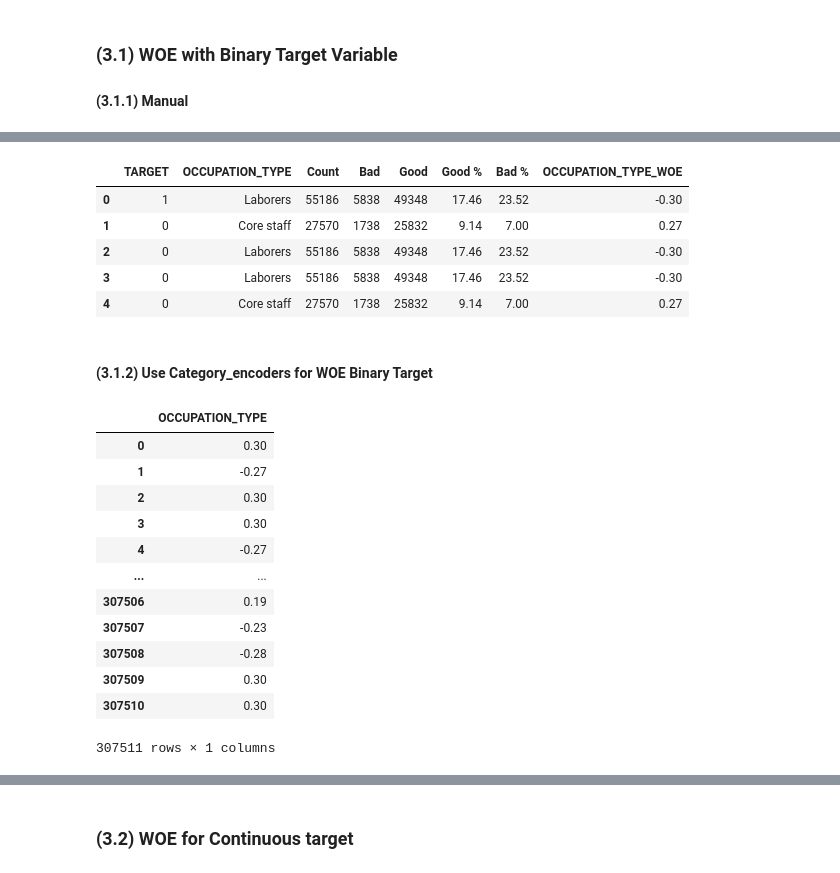
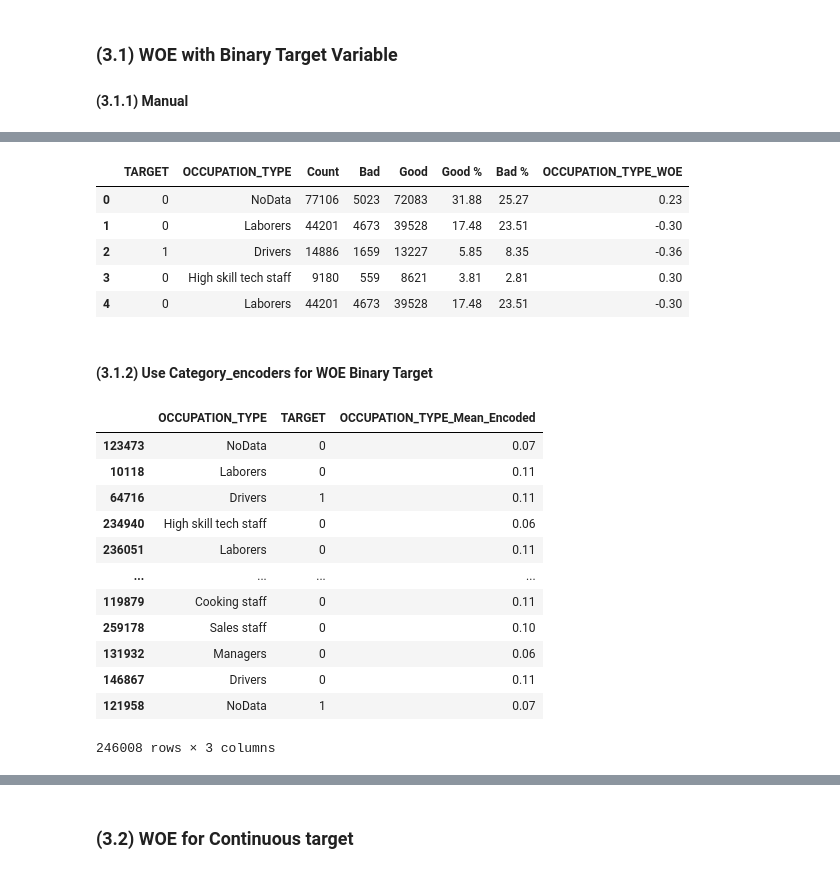
Before and after one commit to dataman-git/codes_for_articles, a Jupyter notebook: A data scientist toolkit.ipynb, the cells around one changed output, grey strips where cells are left out. Drawn from its saved outputs; the diff is of its cells as text; code cells hidden in the pictures.

```diff
--- a/A data scientist toolkit.ipynb
+++ b/A data scientist toolkit.ipynb
@@ -37,6 +39,6 @@ IT staff                   526
 Name: count, dtype: int64
 # %%
-df['OCCUPATION_TYPE'] = df['OCCUPATION_TYPE'].fillna('NoData')
-df['OCCUPATION_TYPE'].value_counts(dropna=False)
+df_train['OCCUPATION_TYPE'] = df_train['OCCUPATION_TYPE'].fillna('NoData')
+df_train['OCCUPATION_TYPE'].value_counts(dropna=False)
 # %% [output]
 OCCUPATION_TYPE
@@ -104,7 +129,7 @@ new_df.head()
 ## (2) Mean Encoding
 ### (2.1) Manual
 # %%
-mean_encoded = df.groupby('OCCUPATION_TYPE')['TARGET'].mean()
+mean_encoded = df_train.groupby('OCCUPATION_TYPE')['TARGET'].mean()
 mean_encoded
 # %% [output]
 OCCUPATION_TYPE
@@ -126,8 +151,7 @@ Waiters/barmen staff     0.112760
 Name: TARGET, dtype: float64
 # %%
 # Map the mean values to the original 'Country' column
-df2 = df.copy()
-df2['OCCUPATION_TYPE_Mean_Encoded'] = df2['OCCUPATION_TYPE'].map(mean_encoded)
-df2[['OCCUPATION_TYPE','OCCUPATION_TYPE_Mean_Encoded']].head()
+df_train['OCCUPATION_TYPE_Mean_Encoded'] = df_train['OCCUPATION_TYPE'].map(mean_encoded)
+df_train[['OCCUPATION_TYPE','OCCUPATION_TYPE_Mean_Encoded']].head()
 # %% [output]
 |  | OCCUPATION_TYPE | OCCUPATION_TYPE_Mean_Encoded |
@@ -181,8 +214,8 @@ outf.head(10)
 #### (3.1.1) Manual
 # %%
 var = 'OCCUPATION_TYPE'
-df[var] = df[var].fillna('NoData')
-k = df[[var,'TARGET']].groupby(var)['TARGET'].agg(['count','sum']).reset_index()
+df_train[var] = df_train[var].fillna('NoData')
+k = df_train[[var,'TARGET']].groupby(var)['TARGET'].agg(['count','sum']).reset_index()
 k.columns = [var,'Count','Bad']
 k
 # %% [output]
@@ -242,15 +275,15 @@ def WOE(var):
     k = k.sort_values(by=var + '_WOE', ascending=False)
     return (k)
 # %%
-df2 = df[['TARGET','OCCUPATION_TYPE']].merge(k,left_on=var,right_on=var,how='left')
+df2 = df_train[['TARGET','OCCUPATION_TYPE']].merge(k,left_on=var,right_on=var,how='left')
 df2.head()
 # %% [output]
 |  | TARGET | OCCUPATION_TYPE | Count | Bad | Good | Good % | Bad % | OCCUPATION_TYPE_WOE |
-| 0 | 1 | Laborers | 55186 | 5838 | 49348 | 17.46 | 23.52 | -0.30 |
-| 1 | 0 | Core staff | 27570 | 1738 | 25832 | 9.14 | 7.00 | 0.27 |
-| 2 | 0 | Laborers | 55186 | 5838 | 49348 | 17.46 | 23.52 | -0.30 |
-| 3 | 0 | Laborers | 55186 | 5838 | 49348 | 17.46 | 23.52 | -0.30 |
-| 4 | 0 | Core staff | 27570 | 1738 | 25832 | 9.14 | 7.00 | 0.27 |
+| 0 | 0 | NoData | 77106 | 5023 | 72083 | 31.88 | 25.27 | 0.23 |
+| 1 | 0 | Laborers | 44201 | 4673 | 39528 | 17.48 | 23.51 | -0.30 |
+| 2 | 1 | Drivers | 14886 | 1659 | 13227 | 5.85 | 8.35 | -0.36 |
+| 3 | 0 | High skill tech staff | 9180 | 559 | 8621 | 3.81 | 2.81 | 0.30 |
+| 4 | 0 | Laborers | 44201 | 4673 | 39528 | 17.48 | 23.51 | -0.30 |
 # %% [markdown]
 #### (3.1.2) Use Category_encoders for WOE Binary Target
 # %%
@@ -259,22 +292,20 @@ df2.head()
 #########################
 ec = ce.WOEEncoder()
 df['OCCUPATION_TYPE'] = df['OCCUPATION_TYPE'].fillna('NoData')
-X = df['OCCUPATION_TYPE']
-y = df['TARGET']
-X_WOE = ec.fit(X, y)
-X_cleaned = ec.transform(X)
-X_cleaned.round(2)
+X_WOE = ec.fit(df_train['OCCUPATION_TYPE'], df_train['TARGET'])
+df_train_cleaned = ec.transform(df_train['OCCUPATION_TYPE'])
+df_train.round(2)
 # %% [output]
-|  | OCCUPATION_TYPE |
-| 0 | 0.30 |
-| 1 | -0.27 |
-| 2 | 0.30 |
-| 3 | 0.30 |
-| 4 | -0.27 |
-| ... | ... |
-| 307506 | 0.19 |
-| 307507 | -0.23 |
-| 307508 | -0.28 |
-| 307509 | 0.30 |
-| 307510 | 0.30 |
+|  | OCCUPATION_TYPE | TARGET | OCCUPATION_TYPE_Mean_Encoded |
+| 123473 | NoData | 0 | 0.07 |
+| 10118 | Laborers | 0 | 0.11 |
+| 64716 | Drivers | 1 | 0.11 |
+| 234940 | High skill tech staff | 0 | 0.06 |
+| 236051 | Laborers | 0 | 0.11 |
+| ... | ... | ... | ... |
+| 119879 | Cooking staff | 0 | 0.11 |
+| 259178 | Sales staff | 0 | 0.10 |
+| 131932 | Managers | 0 | 0.06 |
+| 146867 | Drivers | 0 | 0.11 |
+| 121958 | NoData | 1 | 0.07 |
-307511 rows × 1 columns
+246008 rows × 3 columns
```
Also changed, not shown: parts of 14 cells of this notebook.
